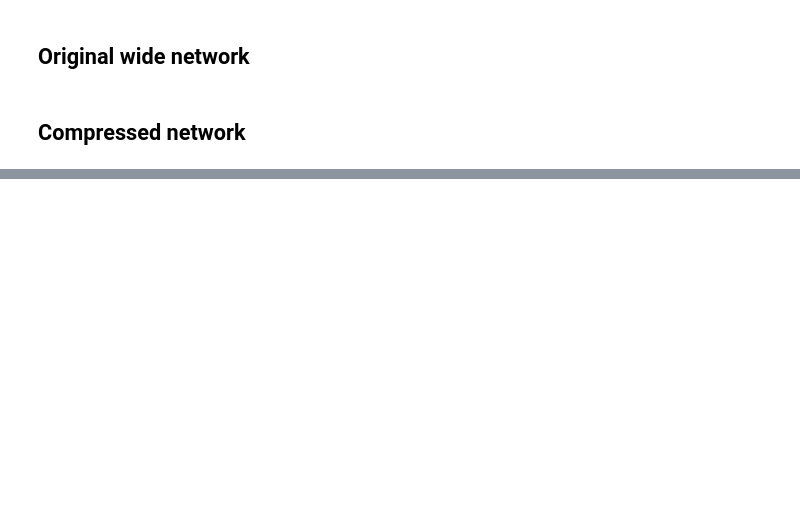
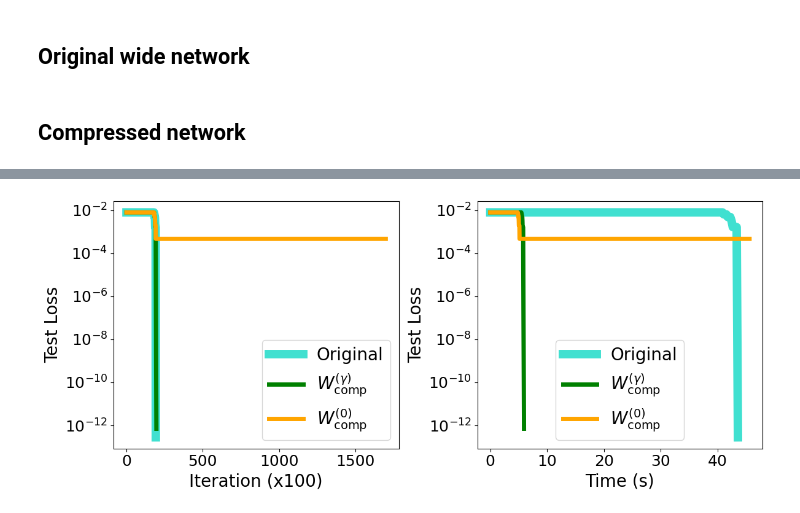
Before and after one commit to cjyaras/law-of-parsimony, a Jupyter notebook: fig_equiv_traj_mc.ipynb, the cells around one changed output, grey strips where cells are left out. Drawn from its saved outputs; the diff is of its cells as text; code cells hidden in the pictures; blank space fills up the shorter version.

```diff
--- a/fig_equiv_traj_mc.ipynb
+++ b/fig_equiv_traj_mc.ipynb
@@ -151,0 +136,28 @@ plt.savefig('figs/equiv_traj_mc.png', dpi=300, bbox_inches='tight')
+# %%
+fig = plt.figure(figsize=(12, 5))
+
+ax = fig.add_subplot(121)
+
+ax.semilogy(orig_result['test_loss'], c='turquoise', linewidth=10, label='Original')
+ax.semilogy(comp_result['test_loss'], c='green', linewidth=5, label=r'$W^{(\gamma)}_{\mathrm{comp}}$')
+ax.semilogy(no_dlr_result['test_loss'], c='orange', linewidth=5, label=r'$W^{(0)}_{\mathrm{comp}}$')
+ax.set_xlabel('Iteration (x100)', fontsize=20)
+ax.set_ylabel('Test Loss', fontsize=20)
+ax.legend(fontsize=20)
+ax.tick_params(axis='both', which='major', labelsize=18)
+
+ax = fig.add_subplot(122)
+
+ax.semilogy(orig_result['time'], orig_result['test_loss'], c='turquoise', linewidth=10, label='Original')
+ax.semilogy(comp_result['time'], comp_result['test_loss'], c='green', linewidth=5, label=r'$W^{(\gamma)}_{\mathrm{comp}}$')
+ax.semilogy(no_dlr_result['time'], no_dlr_result['test_loss'], c='orange', linewidth=5, label=r'$W^{(0)}_{\mathrm{comp}}$')
+ax.set_xlabel('Time (s)', fontsize=20)
+ax.set_ylabel('Test Loss', fontsize=20)
+ax.legend(fontsize=20)
+ax.tick_params(axis='both', which='major', labelsize=18)
+
+fig.tight_layout()
+
+plt.savefig('figs/equiv_traj_mc_right.png', dpi=300, bbox_inches='tight')
+# %% [output]
+[figure, added]
```
Also changed, not shown: parts of 12 cells of this notebook, 5 other files.
